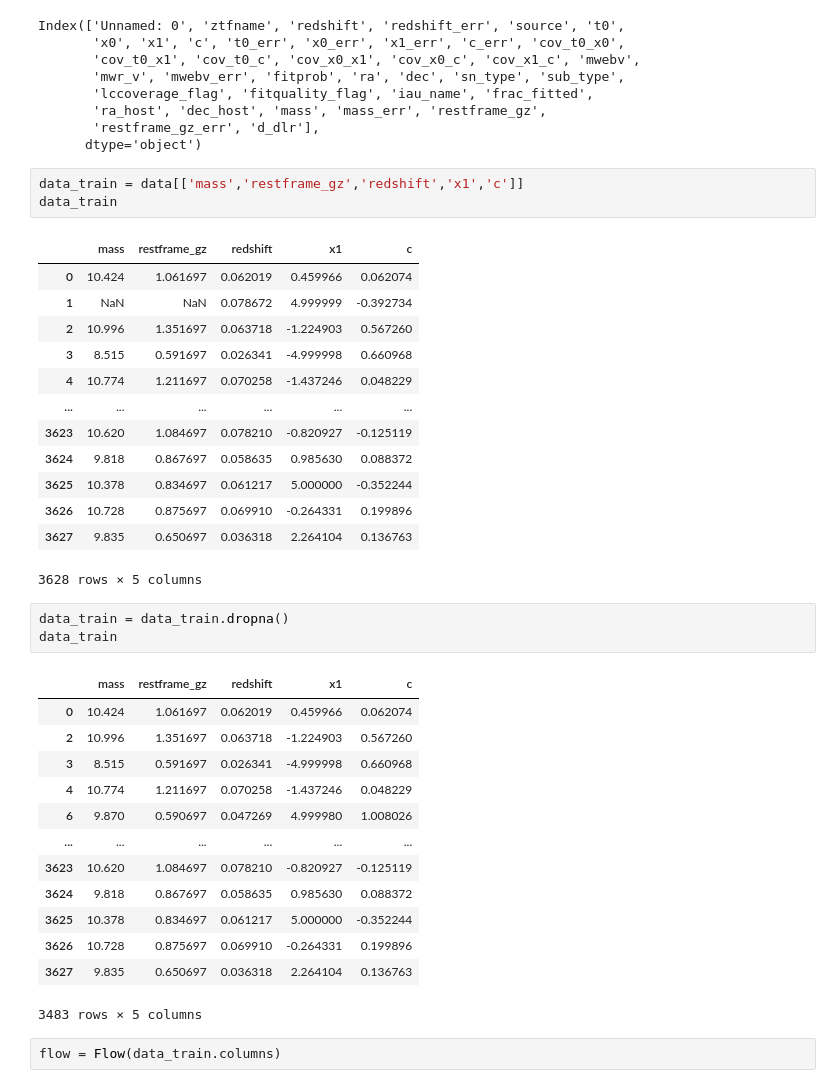
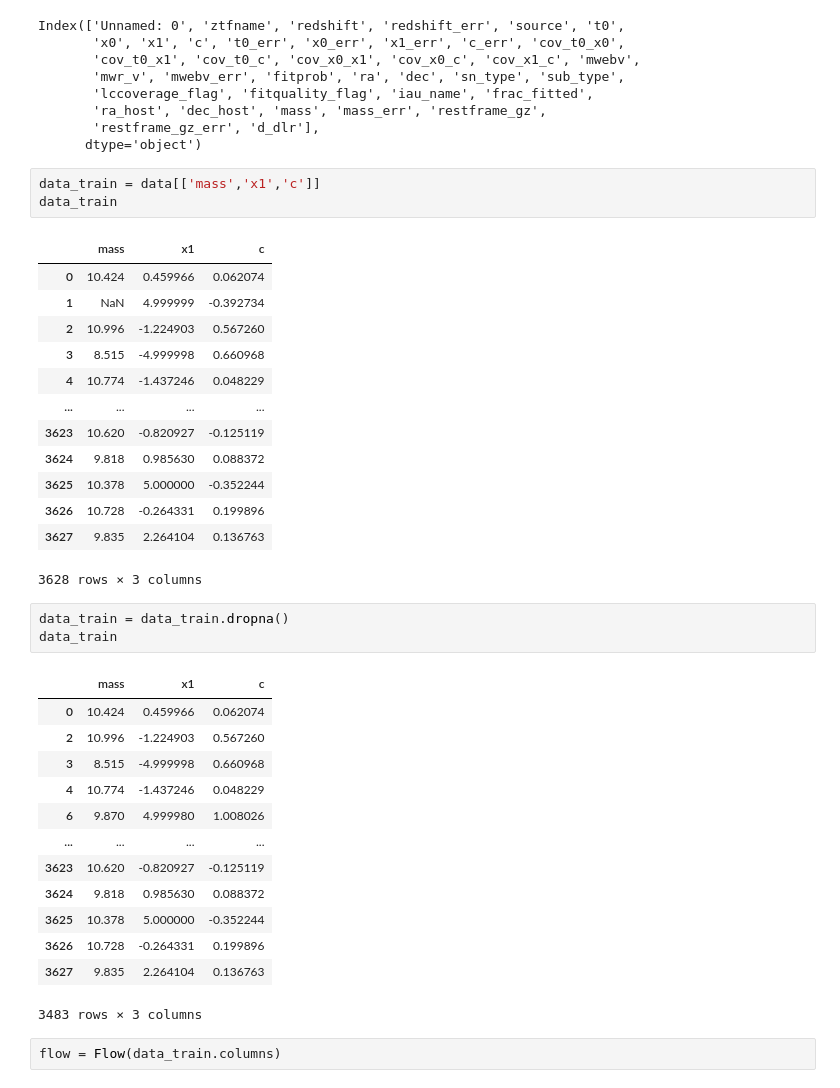
Before and after one commit to mi-dai/tdastro_ztf_sims, a Jupyter notebook: train_pzflow.ipynb, the cells around one changed output. Drawn from its saved outputs; the diff is of its cells as text.

```diff
--- a/train_pzflow.ipynb
+++ b/train_pzflow.ipynb
@@ -71,39 +73,39 @@ Index(['Unnamed: 0', 'ztfname', 'redshift', 'redshift_err', 'source', 't0',
        'restframe_gz_err', 'd_dlr'],
       dtype='object')
 # %%
-data_train = data[['mass','restframe_gz','redshift','x1','c']]
+data_train = data[['mass','x1','c']]
 data_train
 # %% [output]
-|  | mass | restframe_gz | redshift | x1 | c |
-| 0 | 10.424 | 1.061697 | 0.062019 | 0.459966 | 0.062074 |
-| 1 | NaN | NaN | 0.078672 | 4.999999 | -0.392734 |
-| 2 | 10.996 | 1.351697 | 0.063718 | -1.224903 | 0.567260 |
-| 3 | 8.515 | 0.591697 | 0.026341 | -4.999998 | 0.660968 |
-| 4 | 10.774 | 1.211697 | 0.070258 | -1.437246 | 0.048229 |
-| ... | ... | ... | ... | ... | ... |
-| 3623 | 10.620 | 1.084697 | 0.078210 | -0.820927 | -0.125119 |
-| 3624 | 9.818 | 0.867697 | 0.058635 | 0.985630 | 0.088372 |
-| 3625 | 10.378 | 0.834697 | 0.061217 | 5.000000 | -0.352244 |
-| 3626 | 10.728 | 0.875697 | 0.069910 | -0.264331 | 0.199896 |
-| 3627 | 9.835 | 0.650697 | 0.036318 | 2.264104 | 0.136763 |
+|  | mass | x1 | c |
+| 0 | 10.424 | 0.459966 | 0.062074 |
+| 1 | NaN | 4.999999 | -0.392734 |
+| 2 | 10.996 | -1.224903 | 0.567260 |
+| 3 | 8.515 | -4.999998 | 0.660968 |
+| 4 | 10.774 | -1.437246 | 0.048229 |
+| ... | ... | ... | ... |
+| 3623 | 10.620 | -0.820927 | -0.125119 |
+| 3624 | 9.818 | 0.985630 | 0.088372 |
+| 3625 | 10.378 | 5.000000 | -0.352244 |
+| 3626 | 10.728 | -0.264331 | 0.199896 |
+| 3627 | 9.835 | 2.264104 | 0.136763 |
-3628 rows × 5 columns
+3628 rows × 3 columns
 # %%
 data_train = data_train.dropna()
 data_train
 # %% [output]
-|  | mass | restframe_gz | redshift | x1 | c |
-| 0 | 10.424 | 1.061697 | 0.062019 | 0.459966 | 0.062074 |
-| 2 | 10.996 | 1.351697 | 0.063718 | -1.224903 | 0.567260 |
-| 3 | 8.515 | 0.591697 | 0.026341 | -4.999998 | 0.660968 |
-| 4 | 10.774 | 1.211697 | 0.070258 | -1.437246 | 0.048229 |
-| 6 | 9.870 | 0.590697 | 0.047269 | 4.999980 | 1.008026 |
-| ... | ... | ... | ... | ... | ... |
-| 3623 | 10.620 | 1.084697 | 0.078210 | -0.820927 | -0.125119 |
-| 3624 | 9.818 | 0.867697 | 0.058635 | 0.985630 | 0.088372 |
-| 3625 | 10.378 | 0.834697 | 0.061217 | 5.000000 | -0.352244 |
-| 3626 | 10.728 | 0.875697 | 0.069910 | -0.264331 | 0.199896 |
-| 3627 | 9.835 | 0.650697 | 0.036318 | 2.264104 | 0.136763 |
+|  | mass | x1 | c |
+| 0 | 10.424 | 0.459966 | 0.062074 |
+| 2 | 10.996 | -1.224903 | 0.567260 |
+| 3 | 8.515 | -4.999998 | 0.660968 |
+| 4 | 10.774 | -1.437246 | 0.048229 |
+| 6 | 9.870 | 4.999980 | 1.008026 |
+| ... | ... | ... | ... |
+| 3623 | 10.620 | -0.820927 | -0.125119 |
+| 3624 | 9.818 | 0.985630 | 0.088372 |
+| 3625 | 10.378 | 5.000000 | -0.352244 |
+| 3626 | 10.728 | -0.264331 | 0.199896 |
+| 3627 | 9.835 | 2.264104 | 0.136763 |
-3483 rows × 5 columns
+3483 rows × 3 columns
 # %%
 flow = Flow(data_train.columns)
 # %%
```
Also changed, not shown: parts of 28 cells of this notebook, 3 other files.
